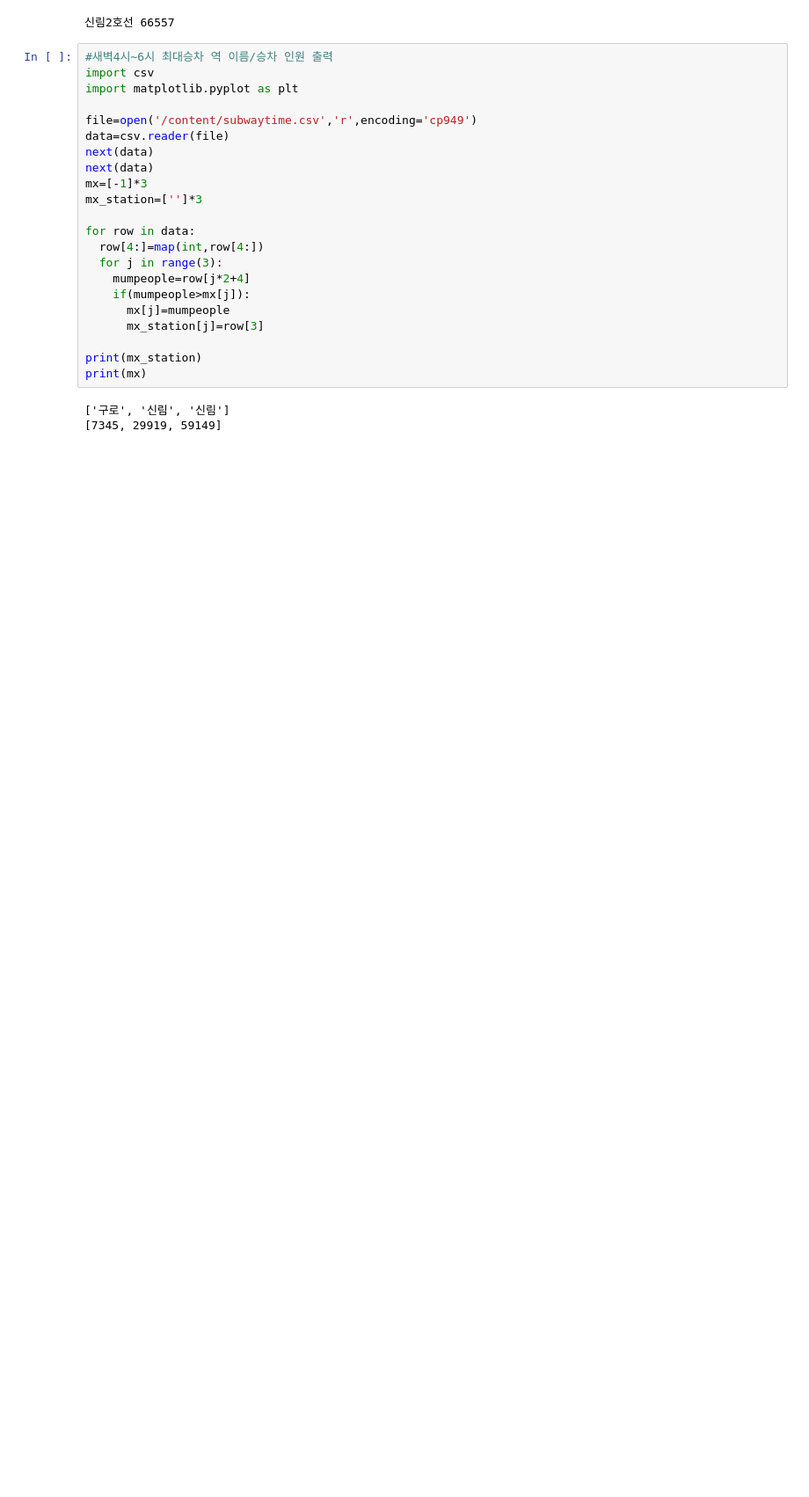
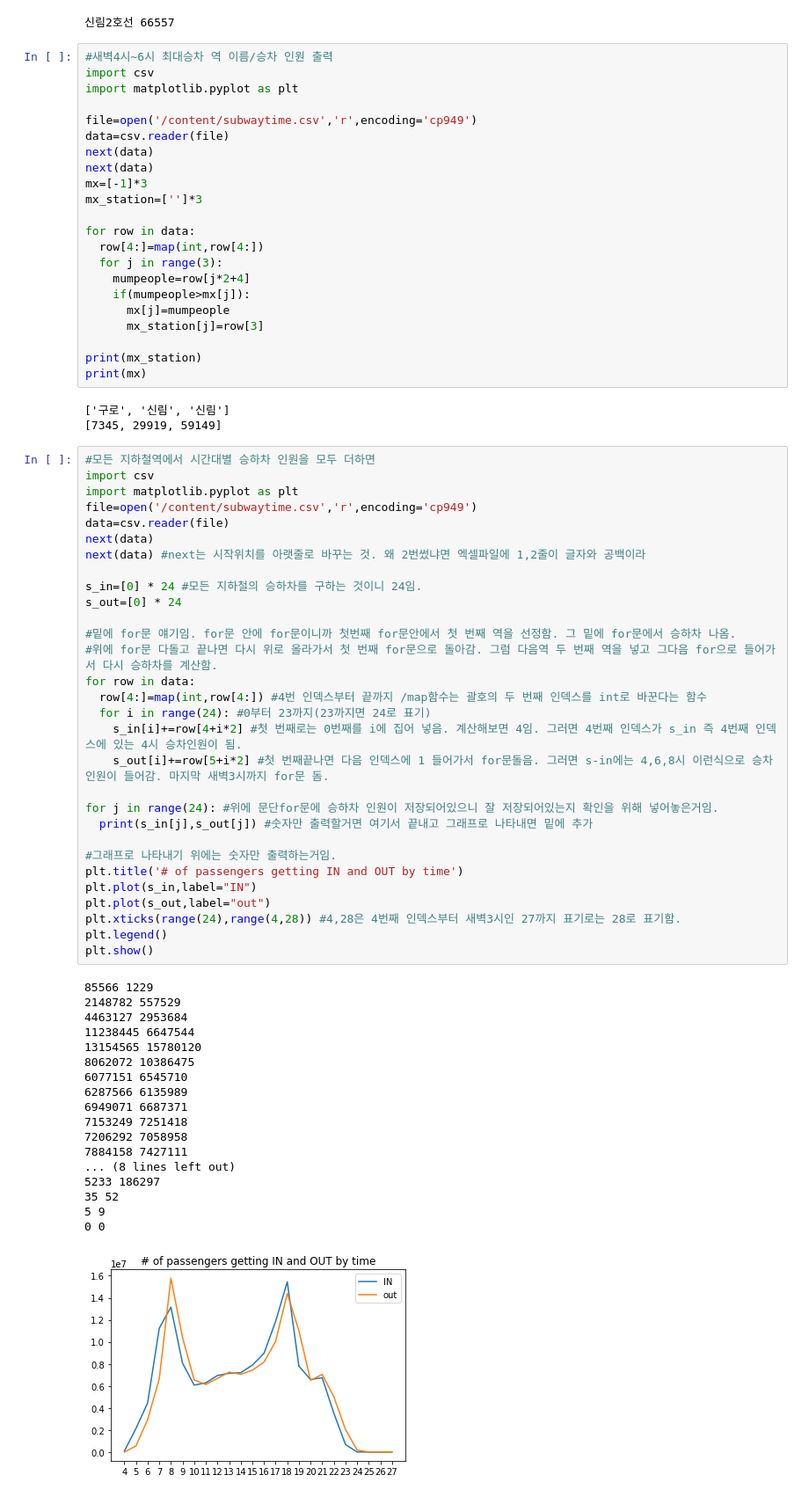
Before and after one commit to ldhml/Bigdata, a Jupyter notebook: bigdata.ipynb, the cells around one changed output. Shown at 88% size. Cells and saved outputs as stored; diff of their text form; blank space fills up the shorter version.

```diff
--- a/bigdata.ipynb
+++ b/bigdata.ipynb
@@ -760,3 +760,52 @@ print(mx)
 # %% [output]
 ['구로', '신림', '신림']
 [7345, 29919, 59149]
+# %%
+#모든 지하철역에서 시간대별 승하차 인원을 모두 더하면
+import csv
+import matplotlib.pyplot as plt
+file=open('/content/subwaytime.csv','r',encoding='cp949')
+data=csv.reader(file)
+next(data)
+next(data) #next는 시작위치를 아랫줄로 바꾸는 것. 왜 2번썼냐면 엑셀파일에 1,2줄이 글자와 공백이라
+
+s_in=[0] * 24 #모든 지하철의 승하차를 구하는 것이니 24임.
+s_out=[0] * 24
+
+#밑에 for문 얘기임. for문 안에 for문이니까 첫번째 for문안에서 첫 번째 역을 선정함. 그 밑에 for문에서 승하차 나옴.
+#위에 for문 다돌고 끝나면 다시 위로 올라가서 첫 번째 for문으로 돌아감. 그럼 다음역 두 번째 역을 넣고 그다음 for으로 들어가서 다시 승하차를 계산함.
+for row in data:
+  row[4:]=map(int,row[4:]) #4번 인덱스부터 끝까지 /map함수는 괄호의 두 번째 인덱스를 int로 바꾼다는 함수
+  for i in range(24): #0부터 23까지(23까지면 24로 표기)
+    s_in[i]+=row[4+i*2] #첫 번째로는 0번째를 i에 집어 넣음. 계산해보면 4임. 그러면 4번째 인덱스가 s_in 즉 4번째 인덱스에 있는 4시 승차인원이 됨.
+    s_out[i]+=row[5+i*2] #첫 번째끝나면 다음 인덱스에 1 들어가서 for문돌음. 그러면 s-in에는 4,6,8시 이런식으로 승차인원이 들어감. 마지막 새벽3시까지 for문 돔.
+
+for j in range(24): #위에 문단for문에 승하차 인원이 저장되어있으니 잘 저장되어있는지 확인을 위해 넣어놓은거임.
+  print(s_in[j],s_out[j]) #숫자만 출력할거면 여기서 끝내고 그래프로 나타내면 밑에 추가
+
+#그래프로 나타내기 위에는 숫자만 출력하는거임.
+plt.title('# of passengers getting IN and OUT by time')
+plt.plot(s_in,label="IN")
+plt.plot(s_out,label="out")
+plt.xticks(range(24),range(4,28)) #4,28은 4번째 인덱스부터 새벽3시인 27까지 표기로는 28로 표기함.
+plt.legend()
+plt.show()
+# %% [output]
+85566 1229
+2148782 557529
+4463127 2953684
+11238445 6647544
+13154565 15780120
+8062072 10386475
+6077151 6545710
+6287566 6135989
+6949071 6687371
+7153249 7251418
+7206292 7058958
+7884158 7427111
+... (8 lines left out)
+5233 186297
+35 52
+5 9
+0 0
+[figure, added]
```
